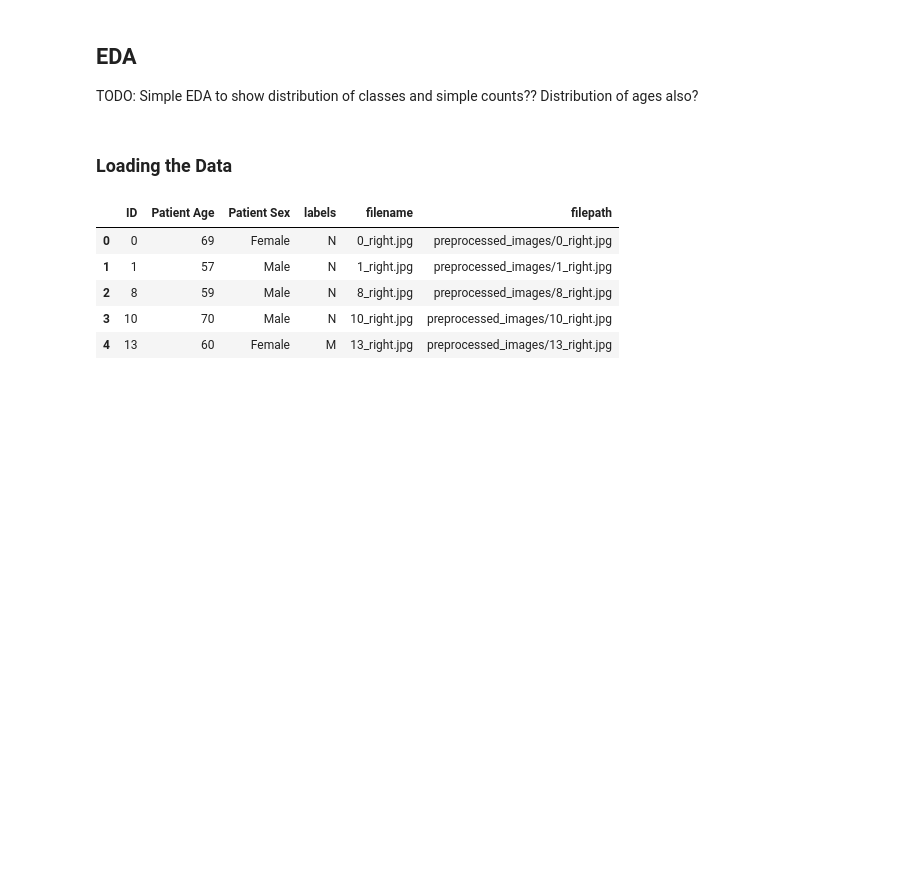
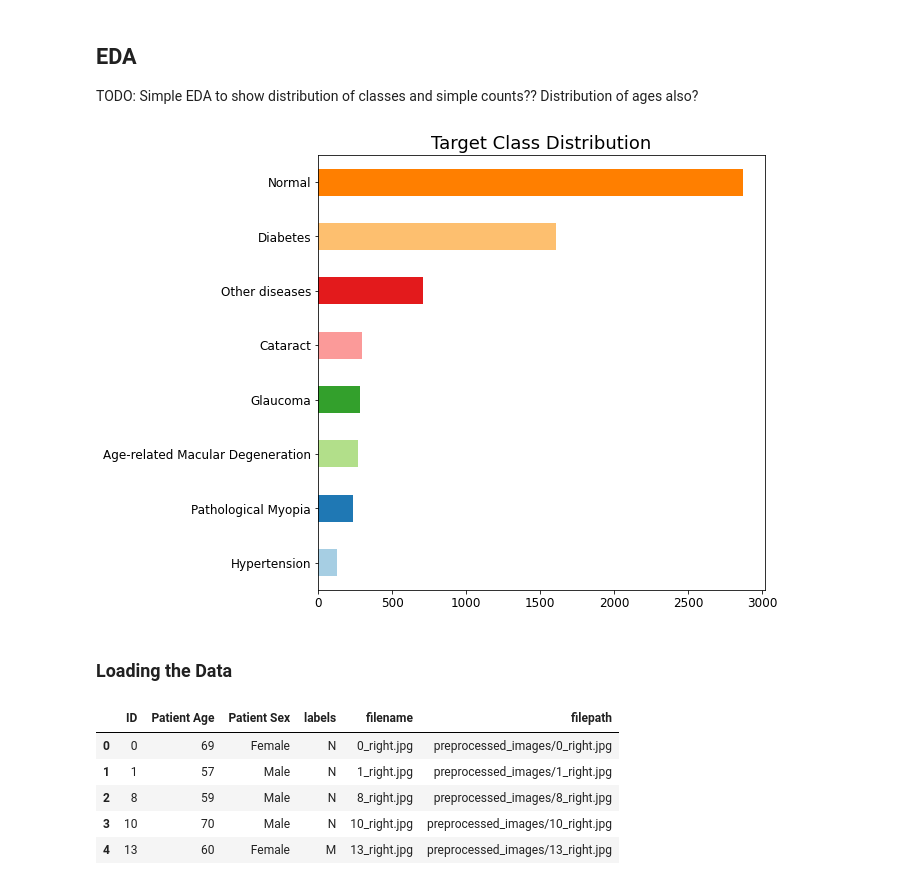
Before and after one commit to May-nerd/iip-final-project, a Jupyter notebook: main.ipynb, the cells around one changed output. Cells and saved outputs as stored; diff of their text form; code cells hidden in the pictures; blank space fills up the shorter version.

Commit message:
Added Methodology Diagram and Added Target Distribution Plot

```diff
--- a/main.ipynb
+++ b/main.ipynb
@@ -95,6 +111,28 @@ IP = Image Processing
 # %% [markdown]
 ## EDA
 TODO: Simple EDA to show distribution of classes and simple counts?? Distribution of ages also?
+# %%
+df = pd.read_csv("full_df.csv")
+
+classes = {'[\'N\']':'Normal',
+           '[\'D\']':'Diabetes',
+           '[\'O\']':'Other diseases',
+           '[\'C\']':'Cataract',
+           '[\'G\']':'Glaucoma',
+           '[\'A\']':'Age-related Macular Degeneration',
+           '[\'M\']':'Pathological Myopia',
+           '[\'H\']':'Hypertension'
+           }
+
+df = df.replace({"labels": classes})
+
+plt.subplots(figsize=(8,8))
+plt.tick_params(labelsize=12)
+df['labels'].value_counts().sort_values().plot(kind='barh',
+                            color=plt.cm.Paired(np.arange(len(df))))
+plt.title('Target Class Distribution', size = 18);
+# %% [output]
+[figure, added]
 # %% [markdown]
 ### Loading the Data
 # %%
```
Also changed, not shown: parts of 6 cells of this notebook, 1 other file.
